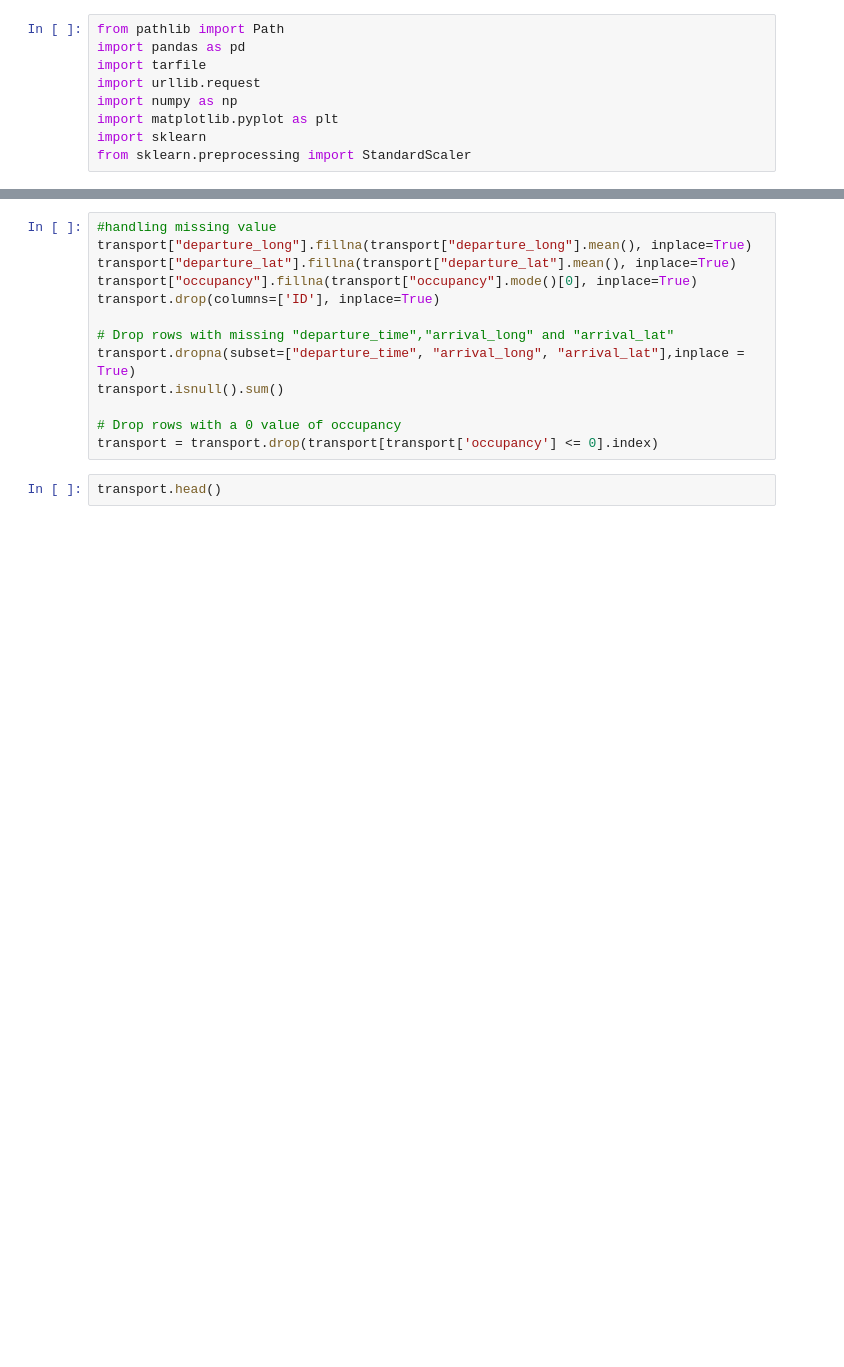
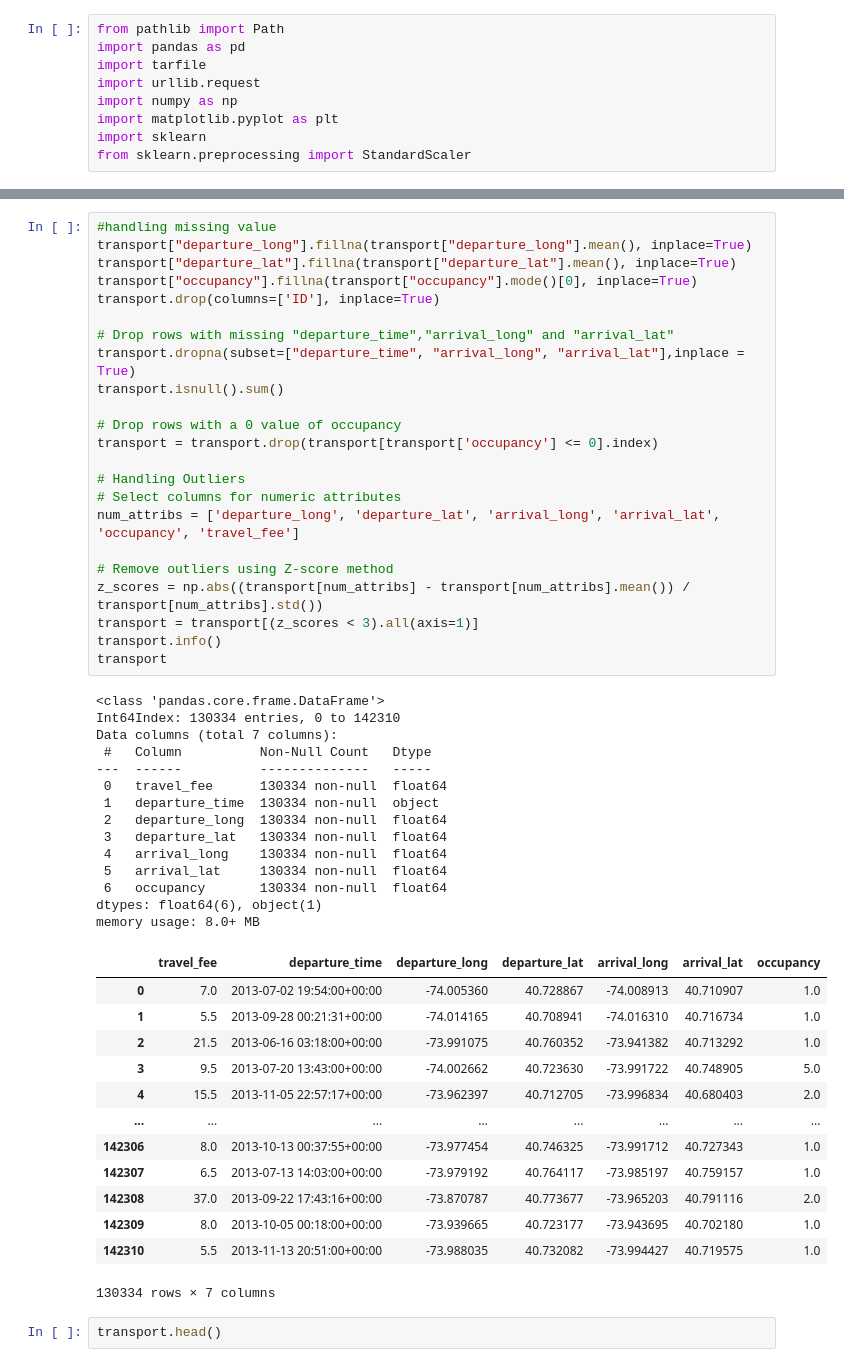
Before and after one commit to StephenSheng1101/DMAsgmnt, a Jupyter notebook: Ridge Regression Model_2.ipynb, the cells around one changed output, grey strips where cells are left out. Cells and saved outputs as stored; diff of their text form; blank space fills up the shorter version.

```diff
--- a/Ridge Regression Model_2.ipynb
+++ b/Ridge Regression Model_2.ipynb
@@ -48,16 +48,54 @@ dtype: int64
 # %%
 #handling missing value
 transport["departure_long"].fillna(transport["departure_long"].mean(), inplace=True)
 transport["departure_lat"].fillna(transport["departure_lat"].mean(), inplace=True)
 transport["occupancy"].fillna(transport["occupancy"].mode()[0], inplace=True)
 transport.drop(columns=['ID'], inplace=True)
 
 # Drop rows with missing "departure_time","arrival_long" and "arrival_lat"
 transport.dropna(subset=["departure_time", "arrival_long", "arrival_lat"],inplace = True)
 transport.isnull().sum()
 
 # Drop rows with a 0 value of occupancy
 transport = transport.drop(transport[transport['occupancy'] <= 0].index)
+
+# Handling Outliers
+# Select columns for numeric attributes
+num_attribs = ['departure_long', 'departure_lat', 'arrival_long', 'arrival_lat', 'occupancy', 'travel_fee']
+
+# Remove outliers using Z-score method
+z_scores = np.abs((transport[num_attribs] - transport[num_attribs].mean()) / transport[num_attribs].std())
+transport = transport[(z_scores < 3).all(axis=1)]
+transport.info()
+transport
+# %% [output]
+<class 'pandas.core.frame.DataFrame'>
+Int64Index: 130334 entries, 0 to 142310
+Data columns (total 7 columns):
+ #   Column          Non-Null Count   Dtype
+---  ------          --------------   -----
+ 0   travel_fee      130334 non-null  float64
+ 1   departure_time  130334 non-null  object
+ 2   departure_long  130334 non-null  float64
+ 3   departure_lat   130334 non-null  float64
+ 4   arrival_long    130334 non-null  float64
+ 5   arrival_lat     130334 non-null  float64
+ 6   occupancy       130334 non-null  float64
+dtypes: float64(6), object(1)
+memory usage: 8.0+ MB
+|  | travel_fee | departure_time | departure_long | departure_lat | arrival_long | arrival_lat | occupancy |
+| 0 | 7.0 | 2013-07-02 19:54:00+00:00 | -74.005360 | 40.728867 | -74.008913 | 40.710907 | 1.0 |
+| 1 | 5.5 | 2013-09-28 00:21:31+00:00 | -74.014165 | 40.708941 | -74.016310 | 40.716734 | 1.0 |
+| 2 | 21.5 | 2013-06-16 03:18:00+00:00 | -73.991075 | 40.760352 | -73.941382 | 40.713292 | 1.0 |
+| 3 | 9.5 | 2013-07-20 13:43:00+00:00 | -74.002662 | 40.723630 | -73.991722 | 40.748905 | 5.0 |
+| 4 | 15.5 | 2013-11-05 22:57:17+00:00 | -73.962397 | 40.712705 | -73.996834 | 40.680403 | 2.0 |
+| ... | ... | ... | ... | ... | ... | ... | ... |
+| 142306 | 8.0 | 2013-10-13 00:37:55+00:00 | -73.977454 | 40.746325 | -73.991712 | 40.727343 | 1.0 |
+| 142307 | 6.5 | 2013-07-13 14:03:00+00:00 | -73.979192 | 40.764117 | -73.985197 | 40.759157 | 1.0 |
+| 142308 | 37.0 | 2013-09-22 17:43:16+00:00 | -73.870787 | 40.773677 | -73.965203 | 40.791116 | 2.0 |
+| 142309 | 8.0 | 2013-10-05 00:18:00+00:00 | -73.939665 | 40.723177 | -73.943695 | 40.702180 | 1.0 |
+| 142310 | 5.5 | 2013-11-13 20:51:00+00:00 | -73.988035 | 40.732082 | -73.994427 | 40.719575 | 1.0 |
+130334 rows × 7 columns
 # %%
 transport.head()
 # %% [output]
```
Also changed, not shown: parts of 7 cells of this notebook.
